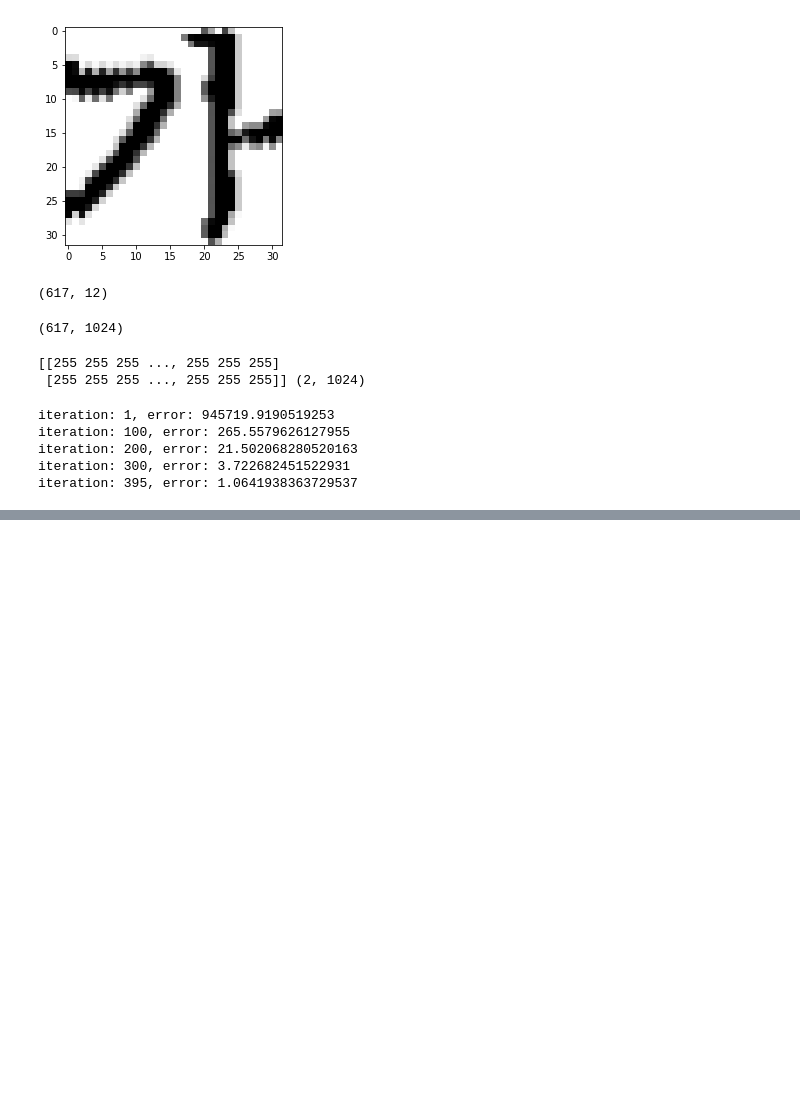
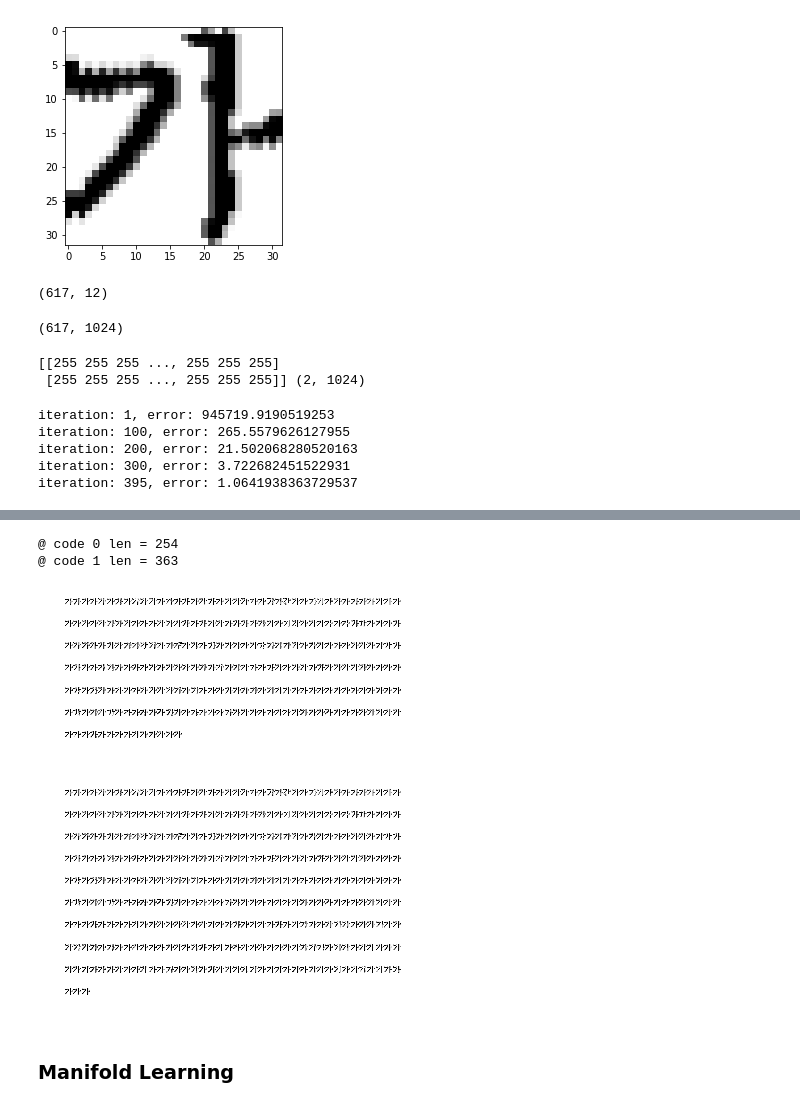
Before and after one commit to yongduek/WayneProject, a Jupyter notebook: viewdata.ipynb, the cells around one changed output, grey strips where cells are left out. Saved outputs shown, nothing was run; the diff lists cells and outputs as text; code cells hidden in the pictures; blank space fills up the shorter version.

```diff
--- a/viewdata.ipynb
+++ b/viewdata.ipynb
@@ -396,0 +391,19 @@ plt.title('A selection from the 64-dimensional digits dataset')
+# %%
+for k in range (2):
+    plt.figure()
+    indx = np.where (code==k)[0]
+    print ('@ code %d len = %d' % (k, len(indx)))
+    plt.gray()
+    for i in range (min(len(indx), 400)):
+        plt.subplot (10, 40, i+1)
+        i25x25 = cv.resize (rkdata[i].reshape(32,32), (25,25), cv.INTER_AREA)
+        plt.axis('off')
+        plt.imshow (i25x25)
+    #print (k, ndx[0], ndx)
+# %% [output]
+@ code 0 len = 254
+@ code 1 len = 363
+[figure, added]
+[figure, added]
+# %% [markdown]
+### Manifold Learning
```
Also changed, not shown: parts of 34 cells of this notebook, 1 other file.
